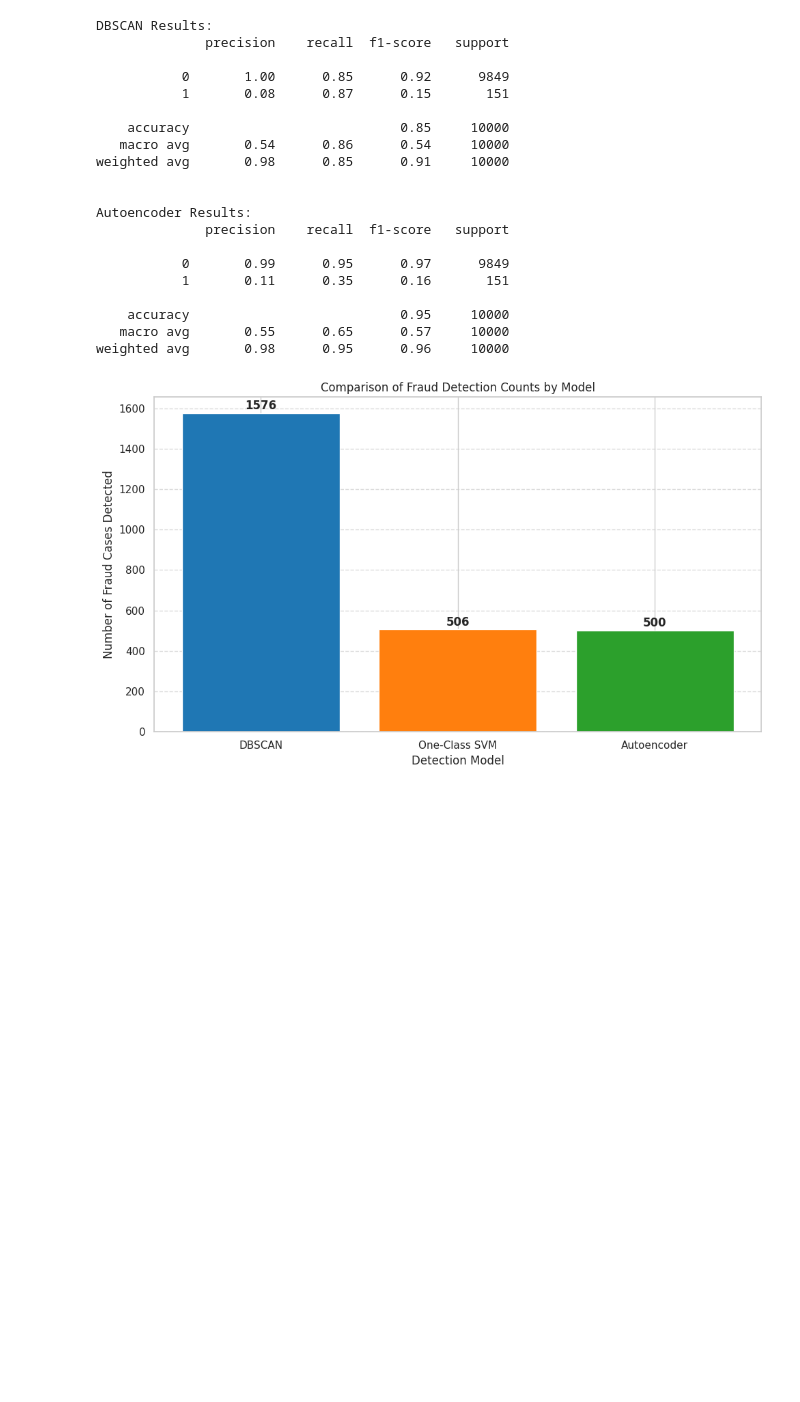
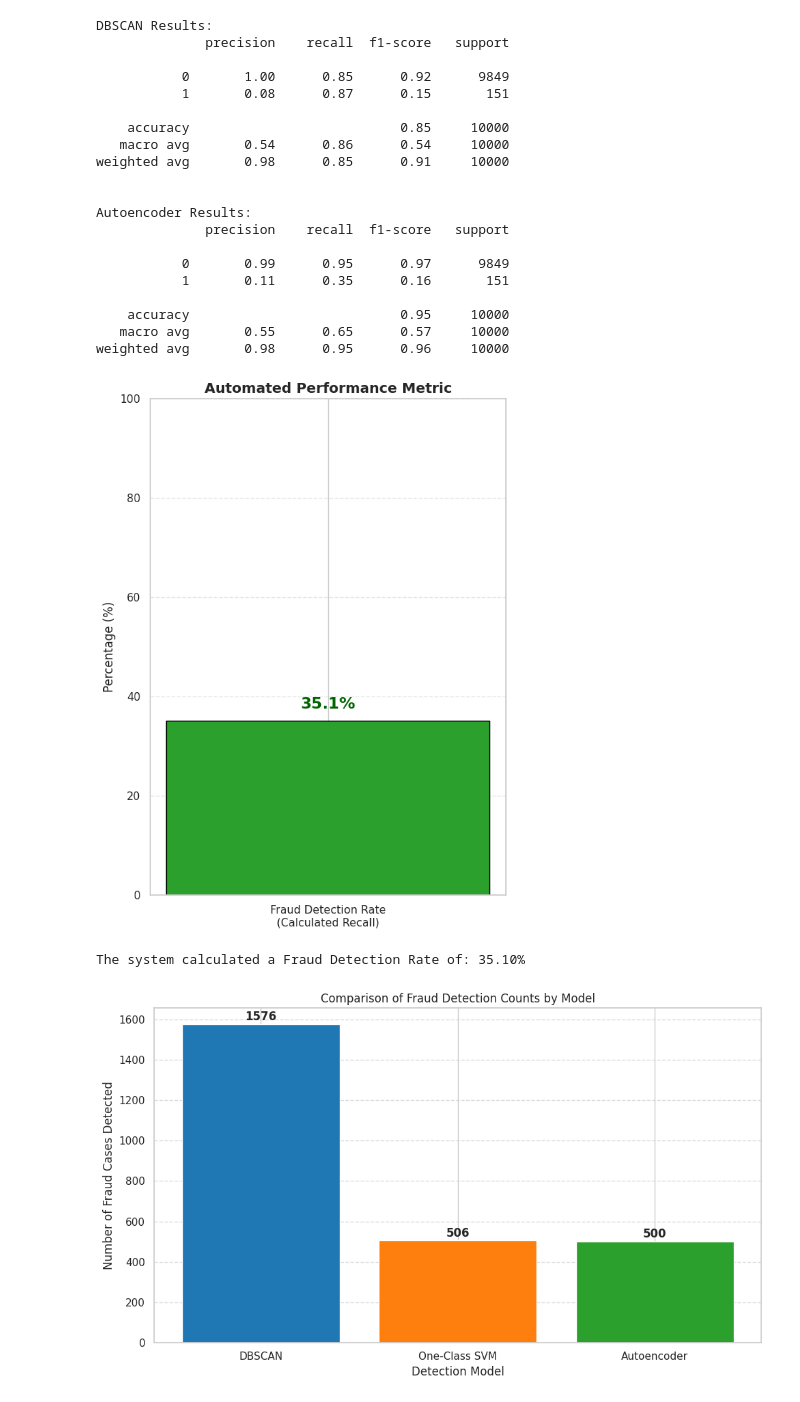
Before and after one commit to YamenObeidat/Activity-3--DBSCAN-PCA, a Jupyter notebook: final_project_2.ipynb, the cells around one changed output. Cells and saved outputs as stored; diff of their text form; code cells hidden in the pictures; blank space fills up the shorter version.

```diff
--- a/final_project_2.ipynb
+++ b/final_project_2.ipynb
@@ -455,6 +455,33 @@ Autoencoder Results:
     accuracy                           0.95     10000
    macro avg       0.55      0.65      0.57     10000
 weighted avg       0.98      0.95      0.96     10000
+# %%
+from sklearn.metrics import recall_score
+import matplotlib.pyplot as plt
+
+recall_val = recall_score(df_cleaned['is_fraud'], df_cleaned['ae_anomaly'])
+
+fraud_detection_rate = recall_val * 100
+
+plt.figure(figsize=(6, 8))
+bar = plt.bar(['Fraud Detection Rate\n(Calculated Recall)'], [fraud_detection_rate],
+             color='#2ca02c', edgecolor='black', width=0.5)
+
+plt.ylim(0, 100)
+plt.ylabel('Percentage (%)', fontsize=12)
+plt.title('Automated Performance Metric', fontsize=14, fontweight='bold')
+plt.grid(axis='y', linestyle='--', alpha=0.5)
+
+plt.text(0, fraud_detection_rate + 2, f'{fraud_detection_rate:.1f}%',
+         ha='center', va='bottom', fontsize=16, fontweight='bold', color='darkgreen')
+
+plt.tight_layout()
+plt.show()
+
+print(f"The system calculated a Fraud Detection Rate of: {fraud_detection_rate:.2f}%")
+# %% [output]
+[figure, added]
+The system calculated a Fraud Detection Rate of: 35.10%
 # %%
 import matplotlib.pyplot as plt
 
```
Also changed, not shown: parts of 1 cell of this notebook.
